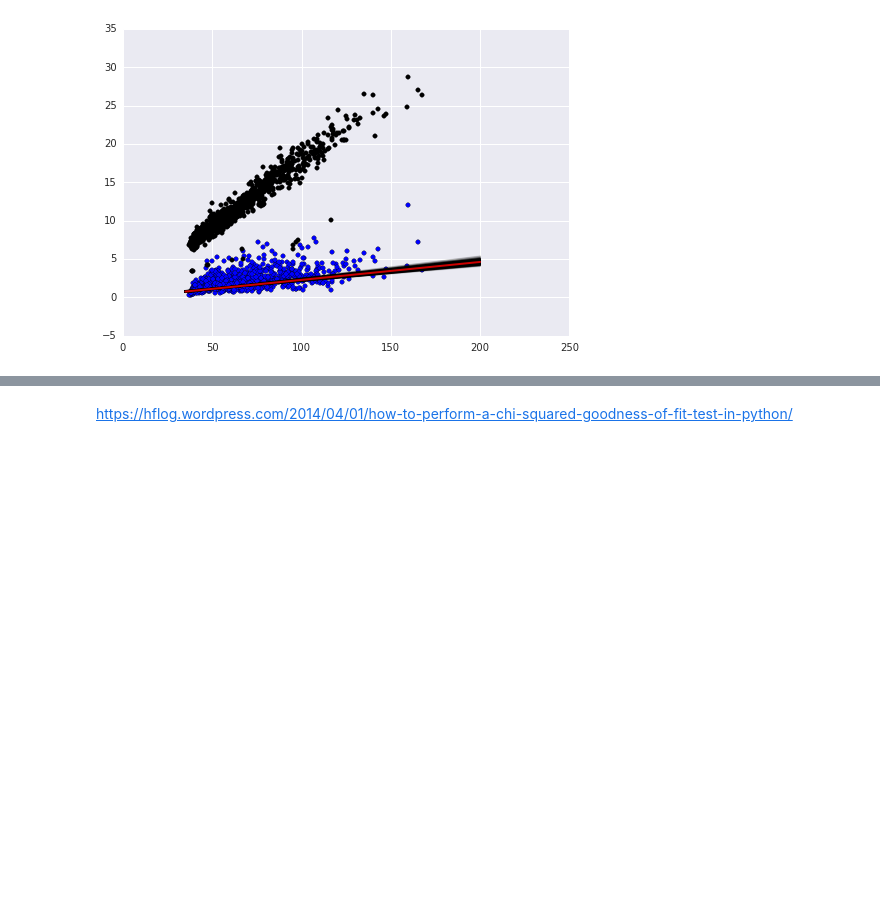
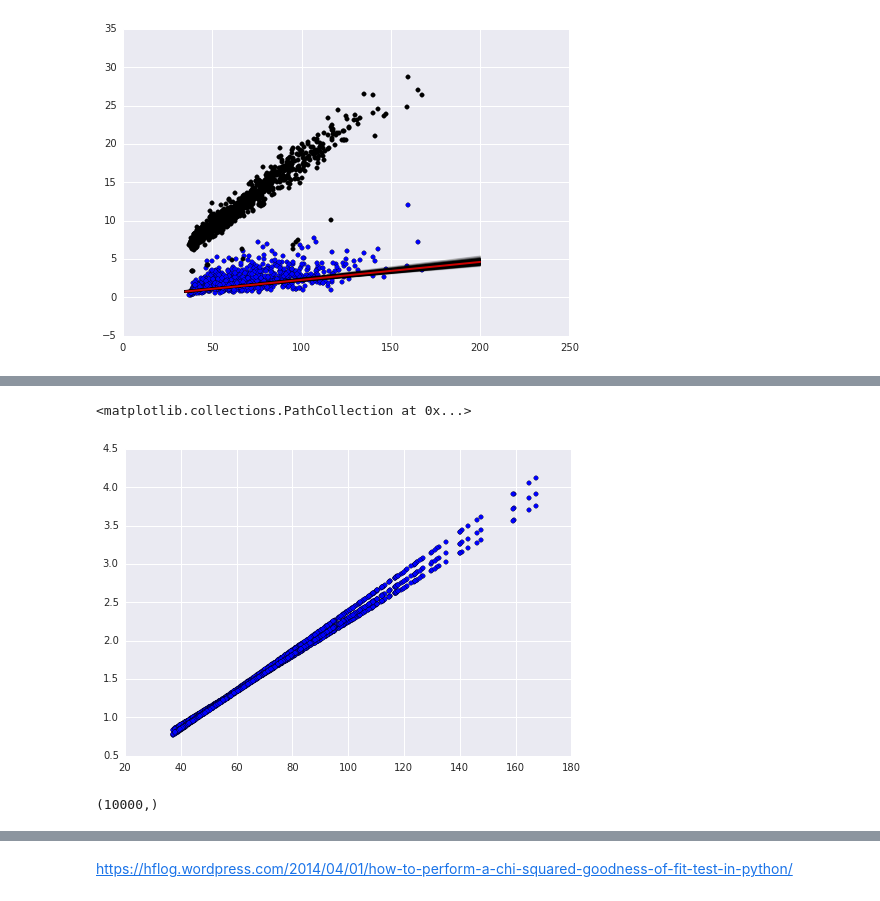
Before and after one commit to saint-germain/anisotropias, a Jupyter notebook: erroranalysis.ipynb, the cells around one changed output, grey strips where cells are left out. Drawn from its saved outputs; the diff is of its cells as text; code cells hidden in the pictures; blank space fills up the shorter version.

```diff
--- a/erroranalysis.ipynb
+++ b/erroranalysis.ipynb
@@ -265,0 +295,2 @@ plt.scatter(x,errlist[(errlist[:,0]!=0)][:,3][filter],c='k')
+# %%
+y_sim=samples[:10000,1]+samples[:10000,0]*x[:,np.newaxis]
@@ -265,0 +301,11 @@ plt.scatter(x,errlist[(errlist[:,0]!=0)][:,3][filter],c='k')
+# %%
+plt.scatter(x,y_sim[:,1])
+plt.scatter(x,y_sim[:,46])
+plt.scatter(x,y_sim[:,1046])
+# %% [output]
+<matplotlib.collections.PathCollection at 0x...>
+[figure, added]
+# %%
+y_sim[0].shape
+# %% [output]
+(10000,)
```
Also changed, not shown: parts of 26 cells of this notebook.
